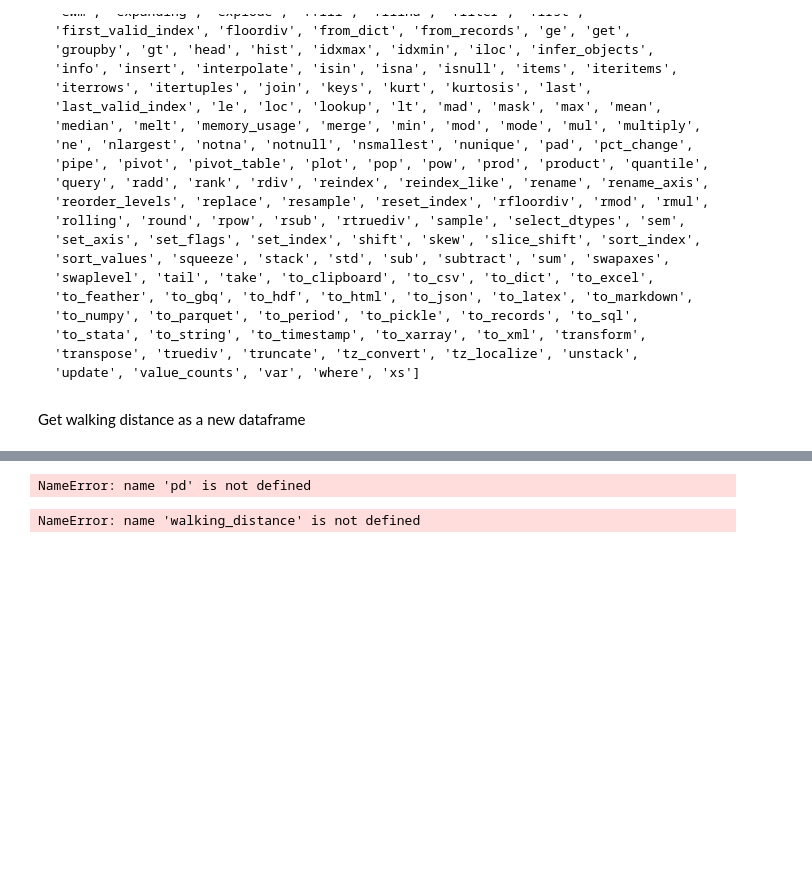
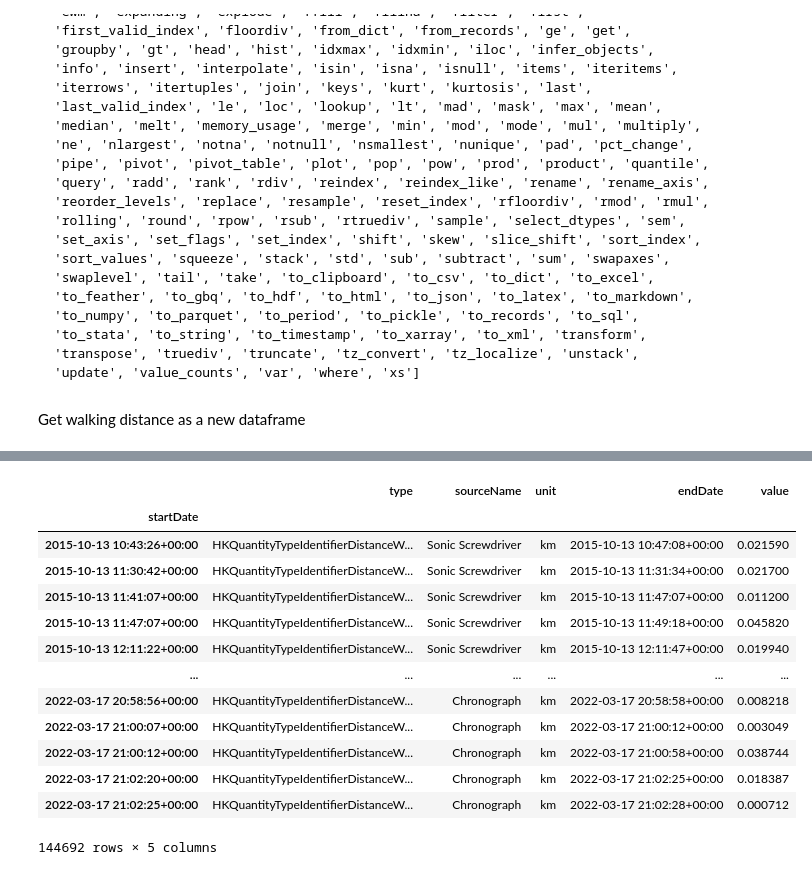
Before and after one commit to brunoamaral/gregory-ai, a Jupyter notebook: notebooks/mobility report.ipynb, the cells around one changed output, grey strips where cells are left out. Saved outputs shown, nothing was run; the diff lists cells and outputs as text; code cells hidden in the pictures; blank space fills up the shorter version.

```diff
--- a/notebooks/mobility report.ipynb
+++ b/notebooks/mobility report.ipynb
@@ -258,15 +249,25 @@ NameError: name 'data' is not defined
 # %%
+
 from datetime import datetime
 datetime.now()
 lastdayfrom = pd.to_datetime(datetime.now())
 
+# Convert the startDate format to be timezone naive, localizing to current timezone
+# walking_distance['startDate'] = pd.to_datetime(data.startDate).dt.tz_localize(None)
 walking_distance = walking_distance.set_index('startDate')
 walking_distance.sort_index()
-walking_distance
 # %% [output]
+|  | type | sourceName | unit | endDate | value |
+| startDate |  |  |  |  |  |
+| 2015-10-13 10:43:26+00:00 | HKQuantityTypeIdentifierDistanceW... | Sonic Screwdriver | km | 2015-10-13 10:47:08+00:00 | 0.021590 |
+| 2015-10-13 11:30:42+00:00 | HKQuantityTypeIdentifierDistanceW... | Sonic Screwdriver | km | 2015-10-13 11:31:34+00:00 | 0.021700 |
+| 2015-10-13 11:41:07+00:00 | HKQuantityTypeIdentifierDistanceW... | Sonic Screwdriver | km | 2015-10-13 11:47:07+00:00 | 0.011200 |
+| 2015-10-13 11:47:07+00:00 | HKQuantityTypeIdentifierDistanceW... | Sonic Screwdriver | km | 2015-10-13 11:49:18+00:00 | 0.045820 |
+| 2015-10-13 12:11:22+00:00 | HKQuantityTypeIdentifierDistanceW... | Sonic Screwdriver | km | 2015-10-13 12:11:47+00:00 | 0.019940 |
+| ... | ... | ... | ... | ... | ... |
+| 2022-03-17 20:58:56+00:00 | HKQuantityTypeIdentifierDistanceW... | Chronograph | km | 2022-03-17 20:58:58+00:00 | 0.008218 |
+| 2022-03-17 21:00:07+00:00 | HKQuantityTypeIdentifierDistanceW... | Chronograph | km | 2022-03-17 21:00:12+00:00 | 0.003049 |
+| 2022-03-17 21:00:12+00:00 | HKQuantityTypeIdentifierDistanceW... | Chronograph | km | 2022-03-17 21:00:58+00:00 | 0.038744 |
+| 2022-03-17 21:02:20+00:00 | HKQuantityTypeIdentifierDistanceW... | Chronograph | km | 2022-03-17 21:02:25+00:00 | 0.018387 |
+| 2022-03-17 21:02:25+00:00 | HKQuantityTypeIdentifierDistanceW... | Chronograph | km | 2022-03-17 21:02:28+00:00 | 0.000712 |
-NameError: name 'pd' is not defined
+144692 rows × 5 columns
-# %%
-last30days_walking = walking_distance.loc[lastdayfrom - pd.Timedelta(days=30):lastdayfrom].reset_index()
-last30days_walking
-# %% [output]
-NameError: name 'walking_distance' is not defined
```
Also changed, not shown: parts of 7 cells of this notebook.
